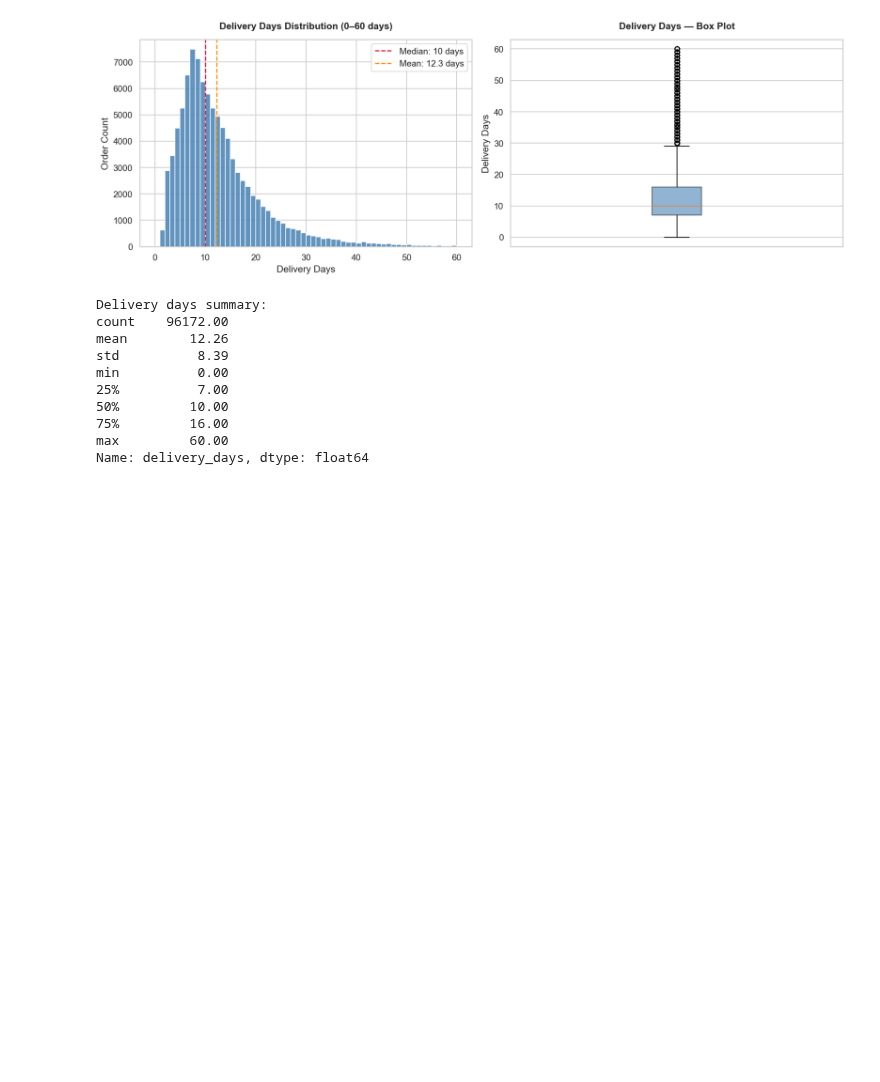
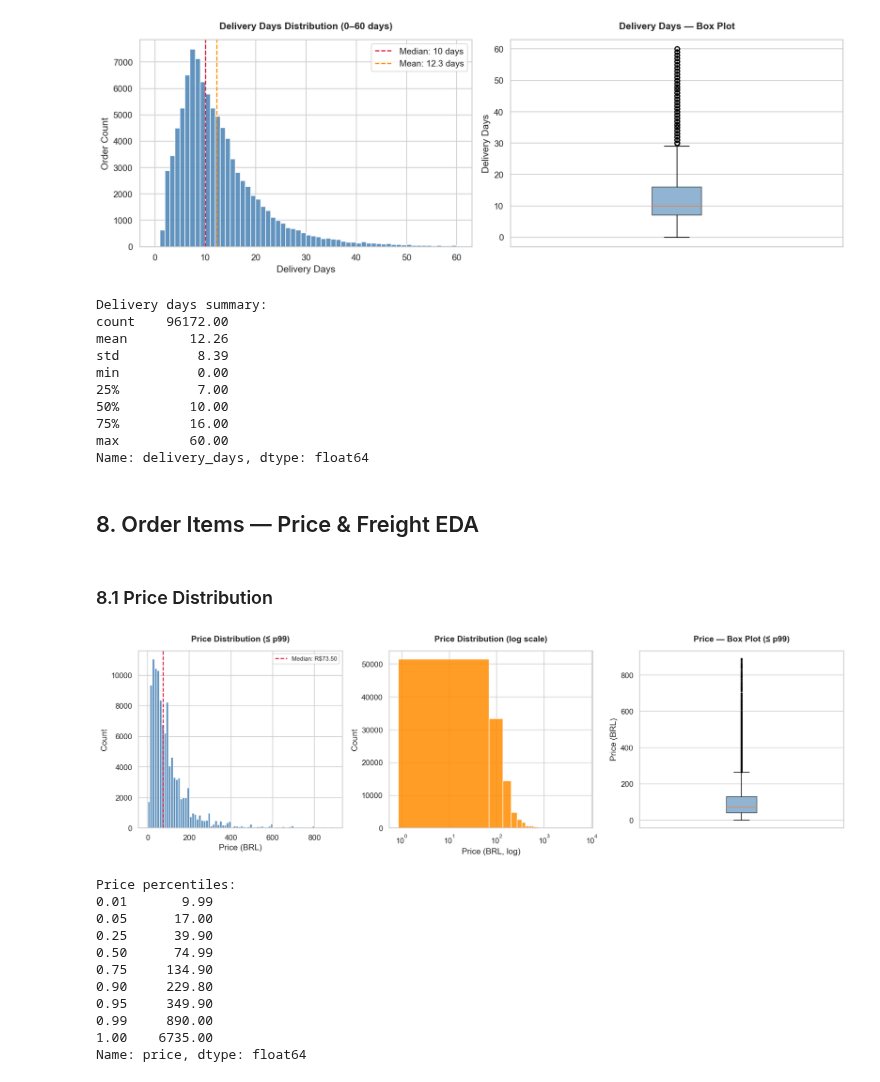
Before and after one commit to Malinda1/ecommerce-recommendation-spark, a Jupyter notebook: notebooks/01_data_loading_cleaning.ipynb, the cells around one changed output. Drawn from its saved outputs; the diff is of its cells as text; code cells hidden in the pictures; blank space fills up the shorter version.

Commit message:
Created three plot for show Price distribution

```diff
--- a/notebooks/01_data_loading_cleaning.ipynb
+++ b/notebooks/01_data_loading_cleaning.ipynb
@@ -481,3 +481,55 @@ min          0.00
 75%         16.00
 max         60.00
 Name: delivery_days, dtype: float64
+# %% [markdown]
+## 8. Order Items — Price & Freight EDA
+# %% [markdown]
+### 8.1 Price Distribution
+# %%
+price_pd = df_items_raw.select('price').toPandas()
+price_clip = price_pd[price_pd['price'] <= price_pd['price'].quantile(0.99)]
+
+fig, axes = plt.subplots(1, 3, figsize=(16, 5), dpi=FIG_DPI)
+
+# histogram (clipped at p99)
+axes[0].hist(price_clip['price'], bins=80, color='steelblue', edgecolor='white', alpha=0.85)
+axes[0].axvline(price_clip['price'].median(), color='crimson', linestyle='--', linewidth=1.5,
+                label=f"Median: R${price_clip['price'].median():.2f}")
+axes[0].set_title('Price Distribution (≤ p99)', pad=TITLE_PAD, fontweight='bold')
+axes[0].set_xlabel('Price (BRL)')
+axes[0].set_ylabel('Count')
+axes[0].legend(fontsize=9)
+
+# log-scale histogram — reveals full range
+axes[1].hist(price_pd['price'], bins=100, color='darkorange', edgecolor='white', alpha=0.85)
+axes[1].set_xscale('log')
+axes[1].set_title('Price Distribution (log scale)', pad=TITLE_PAD, fontweight='bold')
+axes[1].set_xlabel('Price (BRL, log)')
+axes[1].set_ylabel('Count')
+
+# box plot
+axes[2].boxplot(price_clip['price'], vert=True, patch_artist=True,
+                boxprops=dict(facecolor='steelblue', alpha=0.6),
+                flierprops=dict(marker='.', markersize=3, alpha=0.3))
+axes[2].set_title('Price — Box Plot (≤ p99)', pad=TITLE_PAD, fontweight='bold')
+axes[2].set_ylabel('Price (BRL)')
+axes[2].set_xticks([])
+
+plt.tight_layout()
+plt.show()
+
+print('Price percentiles:')
+print(price_pd['price'].quantile([0.01,0.05,0.25,0.5,0.75,0.90,0.95,0.99,1.0]).round(2))
+# %% [output]
+[figure, added]
+Price percentiles:
+0.01       9.99
+0.05      17.00
+0.25      39.90
+0.50      74.99
+0.75     134.90
+0.90     229.80
+0.95     349.90
+0.99     890.00
+1.00    6735.00
+Name: price, dtype: float64
```
